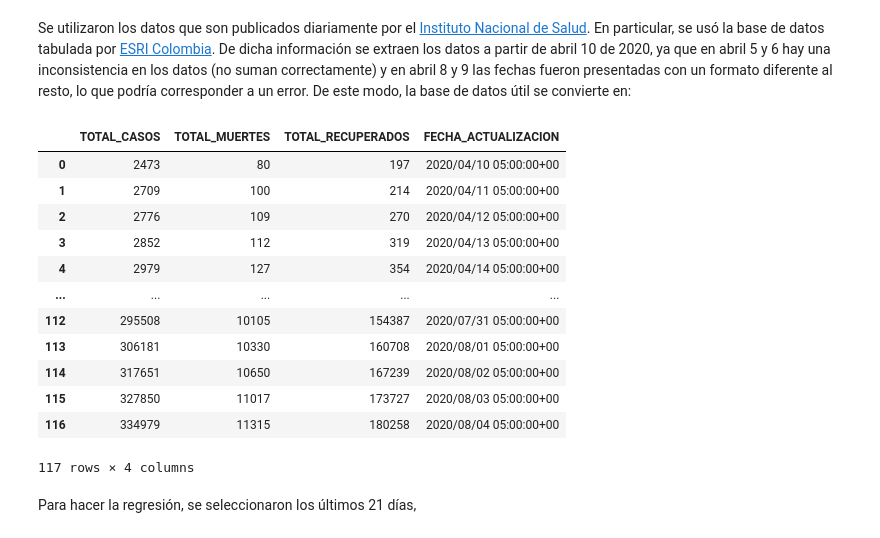
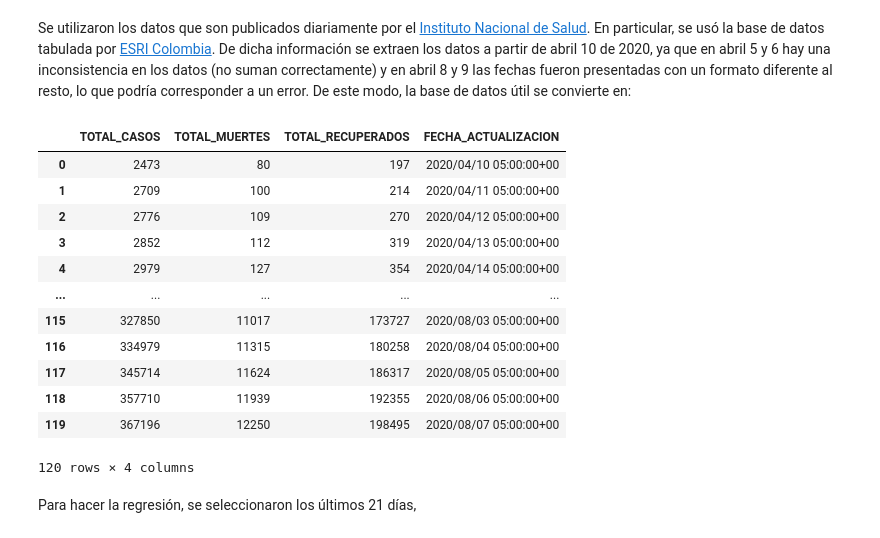
Before and after one commit to diegoandresalvarez/COVID19_Colombia, a Jupyter notebook: SIRD_Covid19_Colombia.ipynb, the cells around one changed output. Saved outputs shown, nothing was run; the diff lists cells and outputs as text; code cells hidden in the pictures.

```diff
--- a/SIRD_Covid19_Colombia.ipynb
+++ b/SIRD_Covid19_Colombia.ipynb
@@ -77,26 +79,29 @@ El modelo SIRD hace las siguientes suposiciones:
 # %% [markdown]
 Se utilizaron los datos que son publicados diariamente por el [Instituto Nacional  de  Salud](https://www.ins.gov.co/Noticias/paginas/coronavirus.aspx). En particular, se usó la base de datos tabulada por [ESRI Colombia](http://datosabiertos.esri.co/datasets). De dicha información se extraen los datos a partir de abril 10 de 2020, ya que en abril 5 y 6 hay una inconsistencia en los datos (no suman correctamente) y en abril 8 y 9 las fechas fueron presentadas con un formato diferente al resto, lo que podría corresponder a un error. De este modo, la base de datos útil se convierte en:
 # %%
+import locale
+locale.setlocale(locale.LC_ALL,'es_CO.utf8')
+
 import pandas as pd
 dfcompleto = pd.read_csv('Colombia_COVID19_Coronavirus_casos_diarios.csv',
       skiprows=[i for i in range(1,36)],
       usecols=['FECHA_ACTUALIZACION','TOTAL_RECUPERADOS', 'TOTAL_MUERTES', 'TOTAL_CASOS'])
 
 dfcompleto
 # %% [output]
 |  | TOTAL_CASOS | TOTAL_MUERTES | TOTAL_RECUPERADOS | FECHA_ACTUALIZACION |
 | 0 | 2473 | 80 | 197 | 2020/04/10 05:00:00+00 |
 | 1 | 2709 | 100 | 214 | 2020/04/11 05:00:00+00 |
 | 2 | 2776 | 109 | 270 | 2020/04/12 05:00:00+00 |
 | 3 | 2852 | 112 | 319 | 2020/04/13 05:00:00+00 |
 | 4 | 2979 | 127 | 354 | 2020/04/14 05:00:00+00 |
 | ... | ... | ... | ... | ... |
-| 112 | 295508 | 10105 | 154387 | 2020/07/31 05:00:00+00 |
-| 113 | 306181 | 10330 | 160708 | 2020/08/01 05:00:00+00 |
-| 114 | 317651 | 10650 | 167239 | 2020/08/02 05:00:00+00 |
 | 115 | 327850 | 11017 | 173727 | 2020/08/03 05:00:00+00 |
 | 116 | 334979 | 11315 | 180258 | 2020/08/04 05:00:00+00 |
+| 117 | 345714 | 11624 | 186317 | 2020/08/05 05:00:00+00 |
+| 118 | 357710 | 11939 | 192355 | 2020/08/06 05:00:00+00 |
+| 119 | 367196 | 12250 | 198495 | 2020/08/07 05:00:00+00 |
-117 rows × 4 columns
+120 rows × 4 columns
 # %% [markdown]
 Para hacer la regresión, se seleccionaron los últimos 21 días,
 # %%
```
Also changed, not shown: parts of 23 cells of this notebook, 2 other files.
